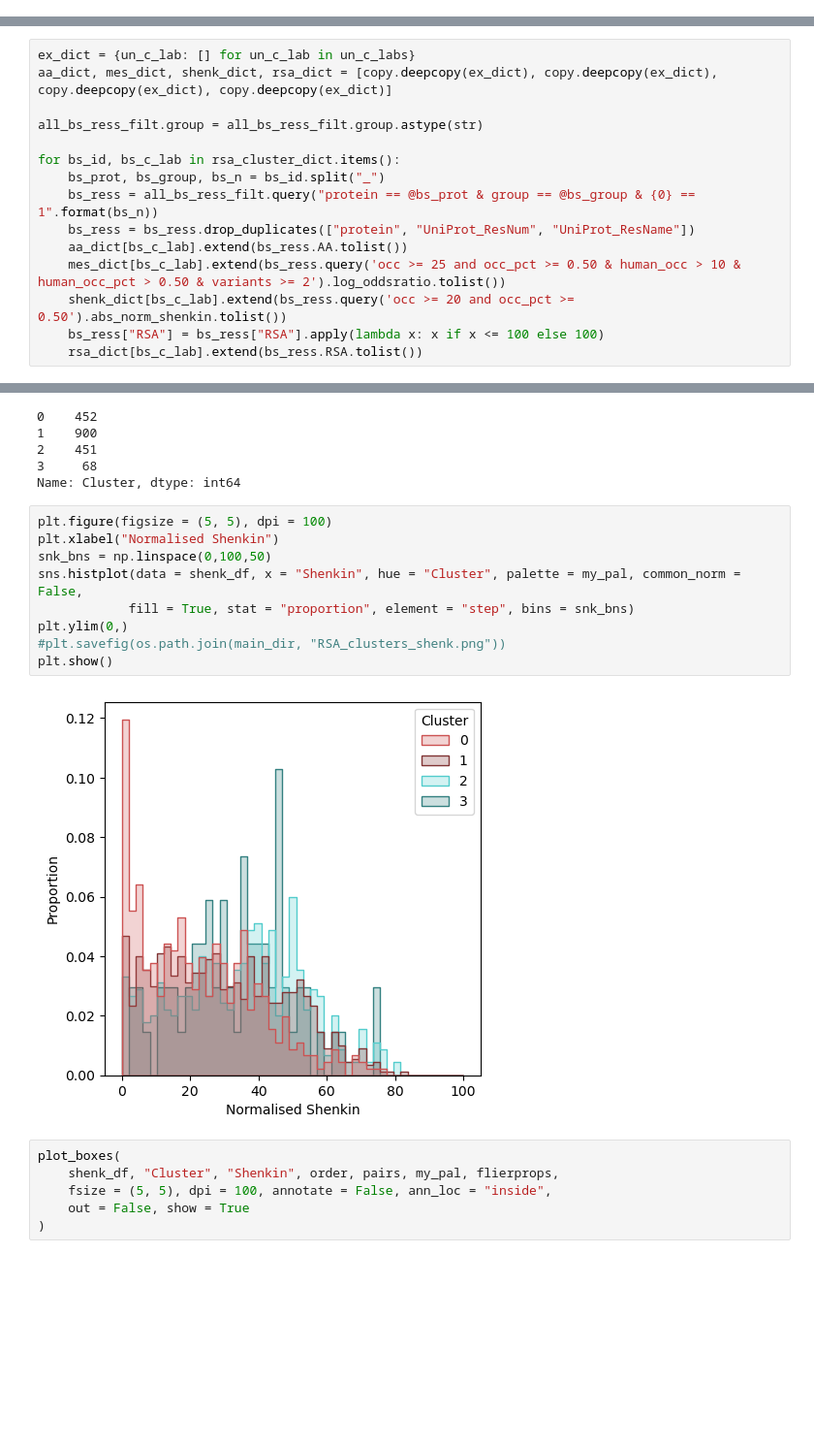
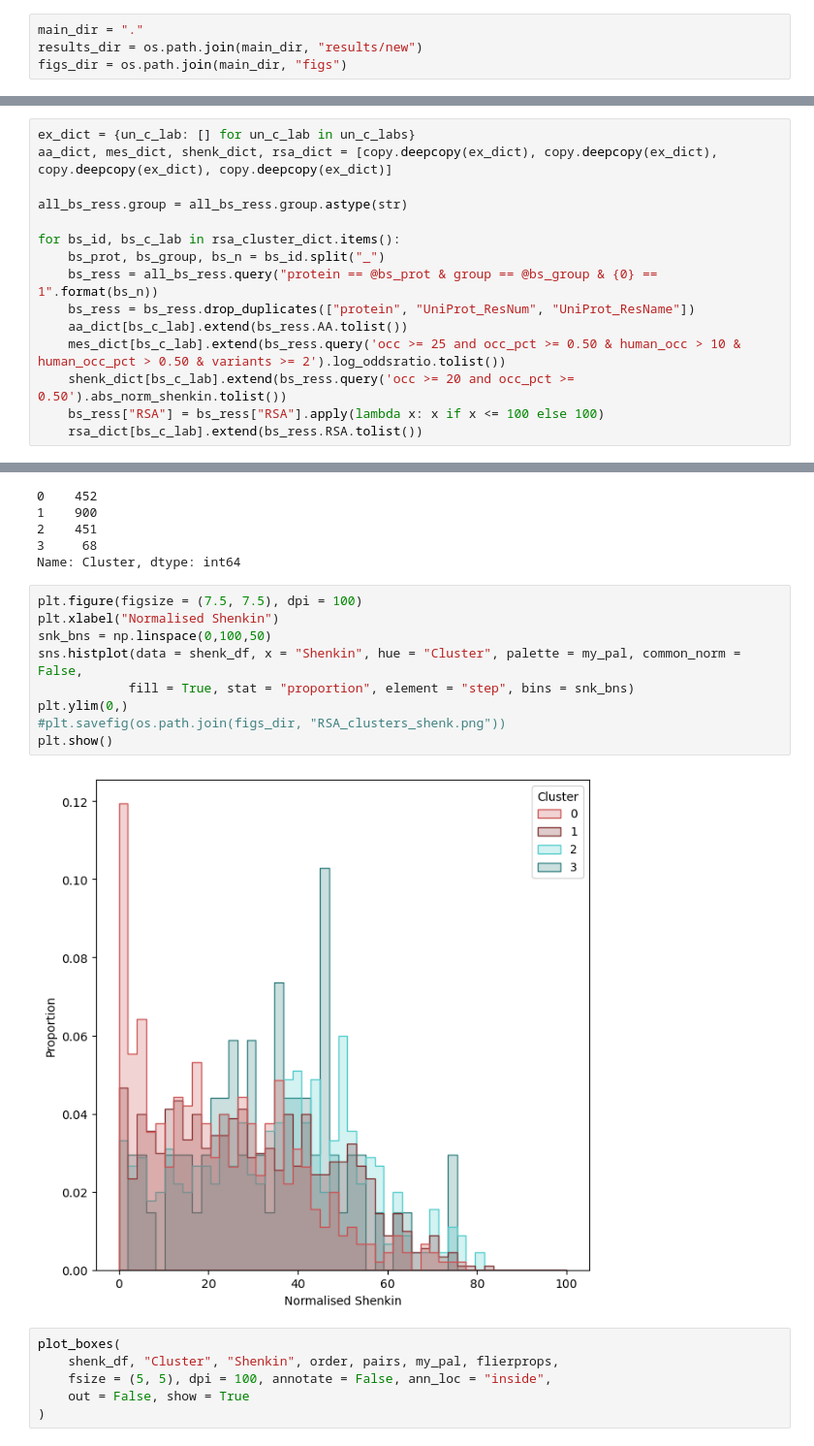
Before and after one commit to bartongroup/FRAGSYS, a Jupyter notebook: 9_fragsys_RSA_clusters.ipynb, the cells around one changed output, grey strips where cells are left out. Shown at 97% size. Saved outputs shown, nothing was run; the diff lists cells and outputs as text; blank space fills up the shorter version.

Commit message:
added figures

```diff
--- a/9_fragsys_RSA_clusters.ipynb
+++ b/9_fragsys_RSA_clusters.ipynb
@@ -6,4 +6,8 @@
 from fragsys_analysis import *
 # %% [markdown]
 ## READING INPUT DATA
+# %%
+main_dir = "."
+results_dir = os.path.join(main_dir, "results/new")
+figs_dir = os.path.join(main_dir, "figs")
 # %%
@@ -40,11 +39,11 @@ for lab in list(set(c_labs)):
 ex_dict = {un_c_lab: [] for un_c_lab in un_c_labs}
 aa_dict, mes_dict, shenk_dict, rsa_dict = [copy.deepcopy(ex_dict), copy.deepcopy(ex_dict), copy.deepcopy(ex_dict), copy.deepcopy(ex_dict)]
 
-all_bs_ress_filt.group = all_bs_ress_filt.group.astype(str)
+all_bs_ress.group = all_bs_ress.group.astype(str)
 
 for bs_id, bs_c_lab in rsa_cluster_dict.items():
     bs_prot, bs_group, bs_n = bs_id.split("_")
-    bs_ress = all_bs_ress_filt.query("protein == @bs_prot & group == @bs_group & {0} == 1".format(bs_n))
+    bs_ress = all_bs_ress.query("protein == @bs_prot & group == @bs_group & {0} == 1".format(bs_n))
     bs_ress = bs_ress.drop_duplicates(["protein", "UniProt_ResNum", "UniProt_ResName"])
     aa_dict[bs_c_lab].extend(bs_ress.AA.tolist())
     mes_dict[bs_c_lab].extend(bs_ress.query('occ >= 25 and occ_pct >= 0.50 & human_occ > 10 & human_occ_pct > 0.50 & variants >= 2').log_oddsratio.tolist())
@@ -136,16 +135,16 @@ shenk_df.Cluster.value_counts().sort_index()
 3     68
 Name: Cluster, dtype: int64
 # %%
-plt.figure(figsize = (5, 5), dpi = 100)
+plt.figure(figsize = (7.5, 7.5), dpi = 100)
 plt.xlabel("Normalised Shenkin")
 snk_bns = np.linspace(0,100,50)
 sns.histplot(data = shenk_df, x = "Shenkin", hue = "Cluster", palette = my_pal, common_norm = False,
             fill = True, stat = "proportion", element = "step", bins = snk_bns)
 plt.ylim(0,)
-#plt.savefig(os.path.join(main_dir, "RSA_clusters_shenk.png"))
+#plt.savefig(os.path.join(figs_dir, "RSA_clusters_shenk.png"))
 plt.show()
 # %% [output]
-[figure, old version]
+[figure, new version]
 # %%
 plot_boxes(
     shenk_df, "Cluster", "Shenkin", order, pairs, my_pal, flierprops,
```
Also changed, not shown: parts of 3 cells of this notebook, 46 other files.
